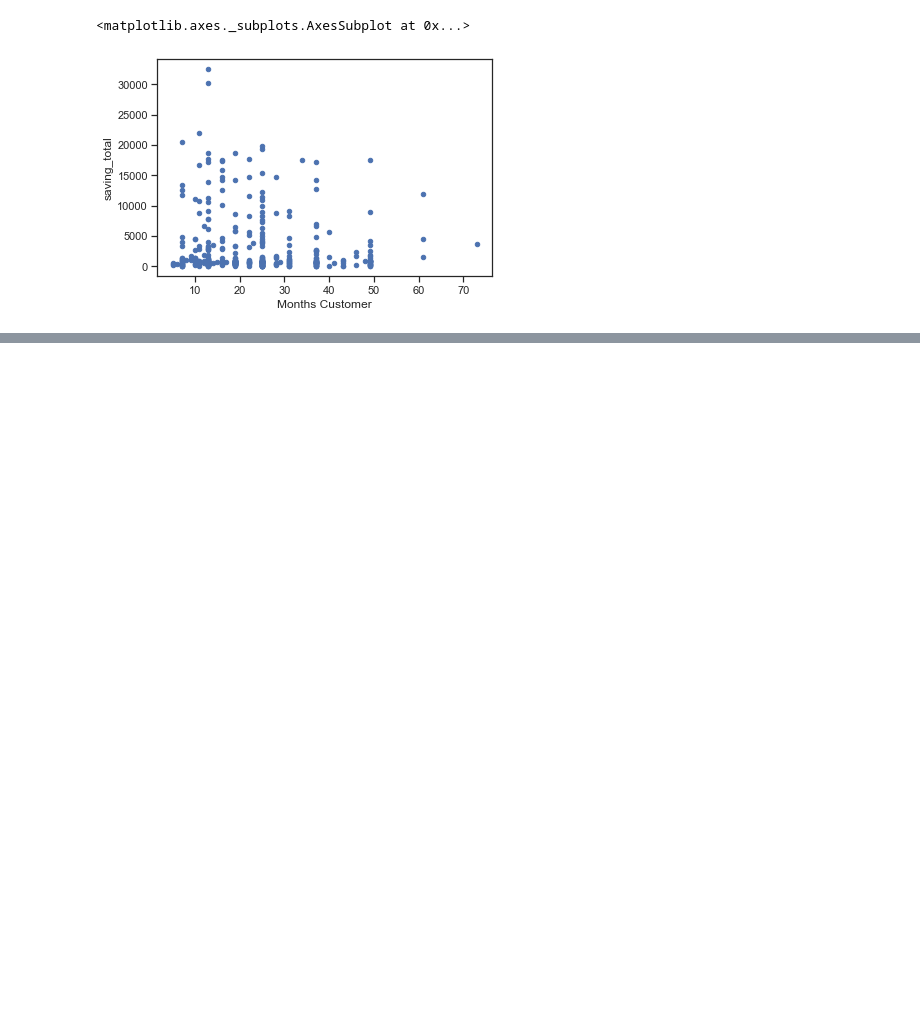
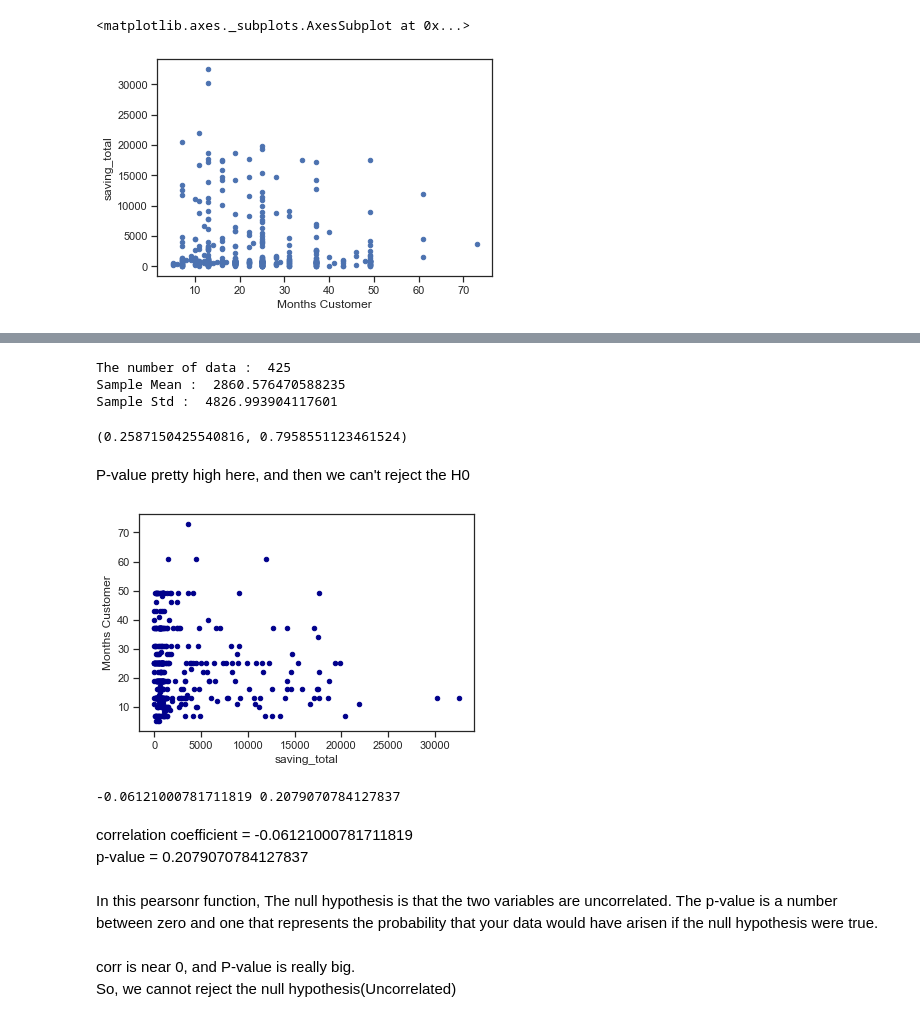
Before and after one commit to saanghyuk/deep_learning_2019_fall, a Jupyter notebook: MarketingResearch/MR_1st.ipynb, the cells around one changed output, grey strips where cells are left out. Saved outputs shown, nothing was run; the diff lists cells and outputs as text; code cells hidden in the pictures; blank space fills up the shorter version.

Commit message:
hypothesis testing

```diff
--- a/MarketingResearch/MR_1st.ipynb
+++ b/MarketingResearch/MR_1st.ipynb
@@ -438,0 +466,8 @@ df2.plot.scatter(x='Months Customer', y='saving_total')
+# %%
+print('The number of data : ',len(savings_total))
+print('Sample Mean : ', savings_total.mean())
+print('Sample Std : ', savings_total.std())
+# %% [output]
+The number of data :  425
+Sample Mean :  2860.576470588235
+Sample Std :  4826.993904117601
@@ -438,0 +476,6 @@ df2.plot.scatter(x='Months Customer', y='saving_total')
+# %%
+sm.stats.ztest(savings_total, value=2800, alternative='two-sided')
+# %% [output]
+(0.2587150425540816, 0.7958551123461524)
+# %% [markdown]
+P-value pretty high here, and then we can't reject the H0
@@ -438,0 +488,4 @@ df2.plot.scatter(x='Months Customer', y='saving_total')
+# %%
+ax1 = df2.plot.scatter(x='saving_total', y='Months Customer', c='DarkBlue')
+# %% [output]
+[figure, added]
@@ -438,0 +494,12 @@ df2.plot.scatter(x='Months Customer', y='saving_total')
+# %%
+print(corr, p)
+# %% [output]
+-0.06121000781711819 0.2079070784127837
+# %% [markdown]
+correlation coefficient = -0.06121000781711819 <br>
+p-value = 0.2079070784127837
+# %% [markdown]
+In this pearsonr function, The null hypothesis is that the two variables are uncorrelated. The p-value is a number between zero and one that represents the probability that your data would have arisen if the null hypothesis were true.
+# %% [markdown]
+corr is near 0, and P-value is really big. <br>
+So, we cannot reject the null hypothesis(Uncorrelated)
```
Also changed, not shown: parts of 18 cells of this notebook.
